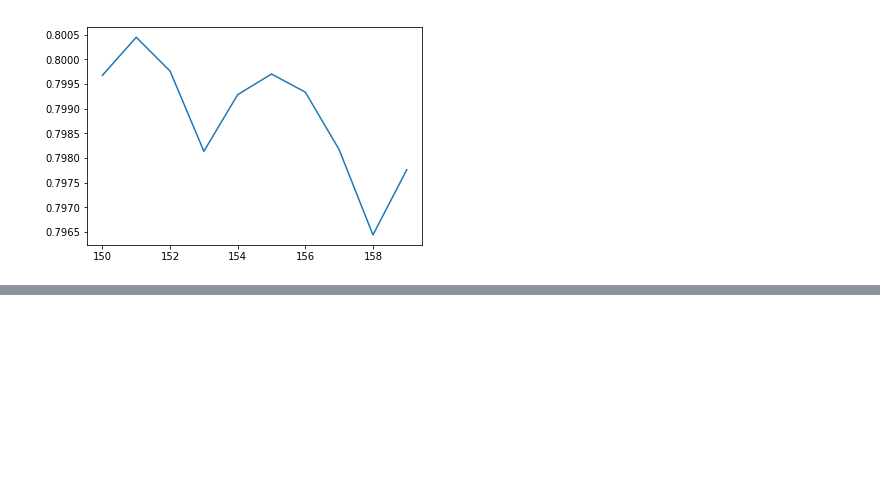
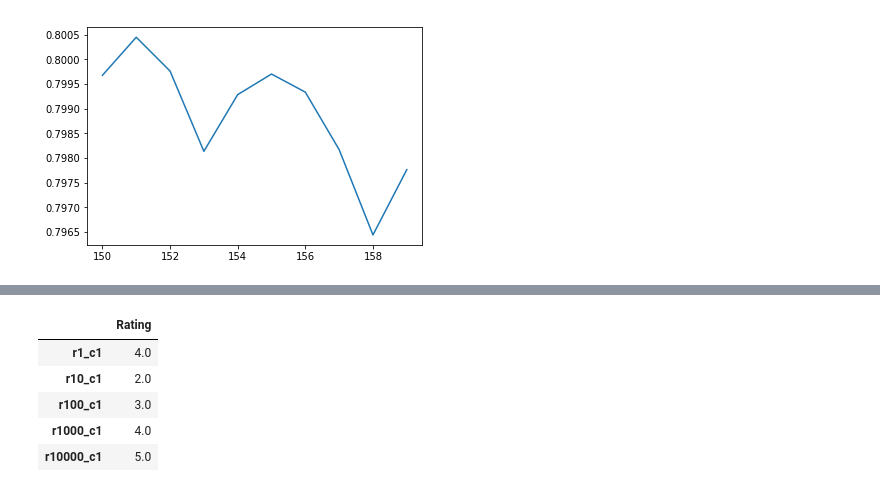
Before and after one commit to Battleman/Space-ML, a Jupyter notebook: Project2/Project2.ipynb, the cells around one changed output, grey strips where cells are left out. Drawn from its saved outputs; the diff is of its cells as text; code cells hidden in the pictures; blank space fills up the shorter version.

```diff
--- a/Project2/Project2.ipynb
+++ b/Project2/Project2.ipynb
@@ -248,5 +267,12 @@ classified.head()
 # %%
 #Converting Row and Col values into an id
-classified.index='r'+classified['Row']+'c_'+classified['Col']
+classified.index='r'+classified['Row']+'_c'+classified['Col']
 classified=classified.drop(columns=['Row','Col'])
 classified.head()
+# %% [output]
+|  | Rating |
+| r1_c1 | 4.0 |
+| r10_c1 | 2.0 |
+| r100_c1 | 3.0 |
+| r1000_c1 | 4.0 |
+| r10000_c1 | 5.0 |
```
Also changed, not shown: parts of 4 cells of this notebook, 1 other file.
